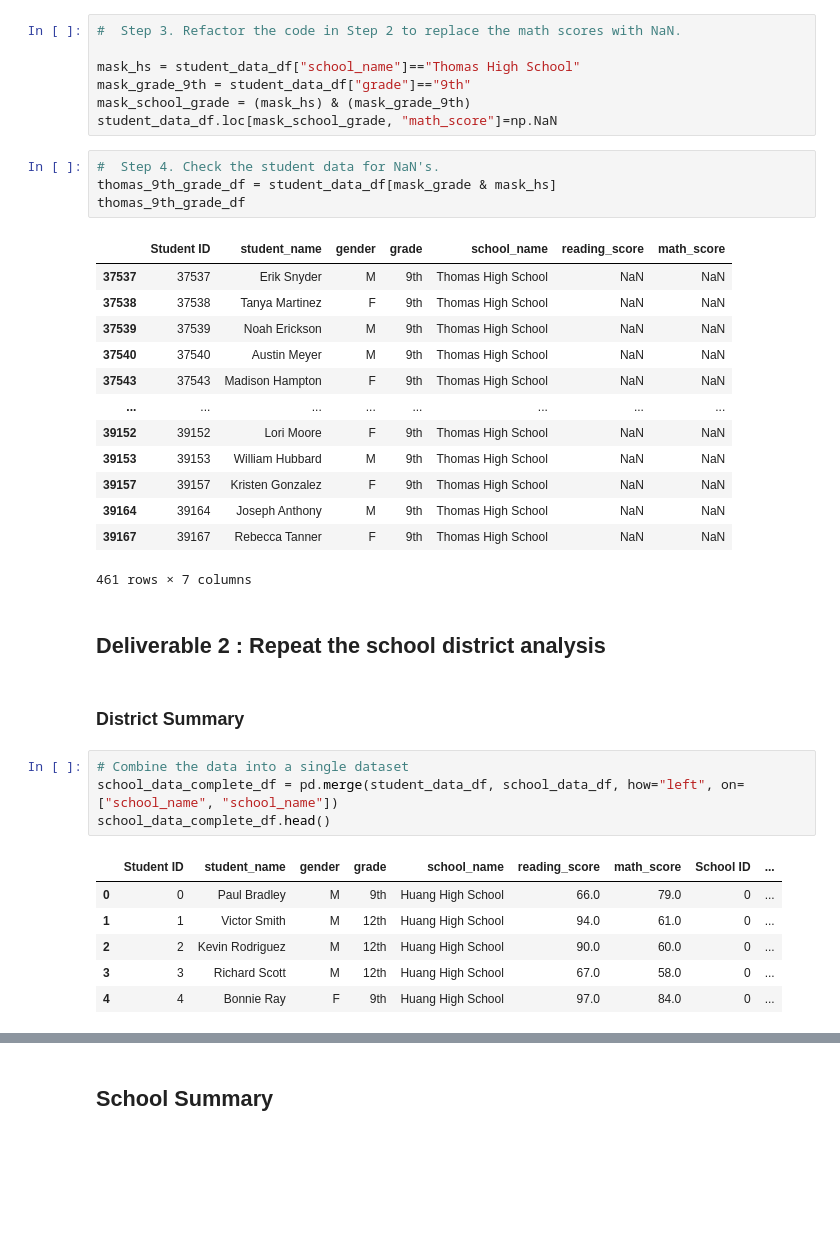
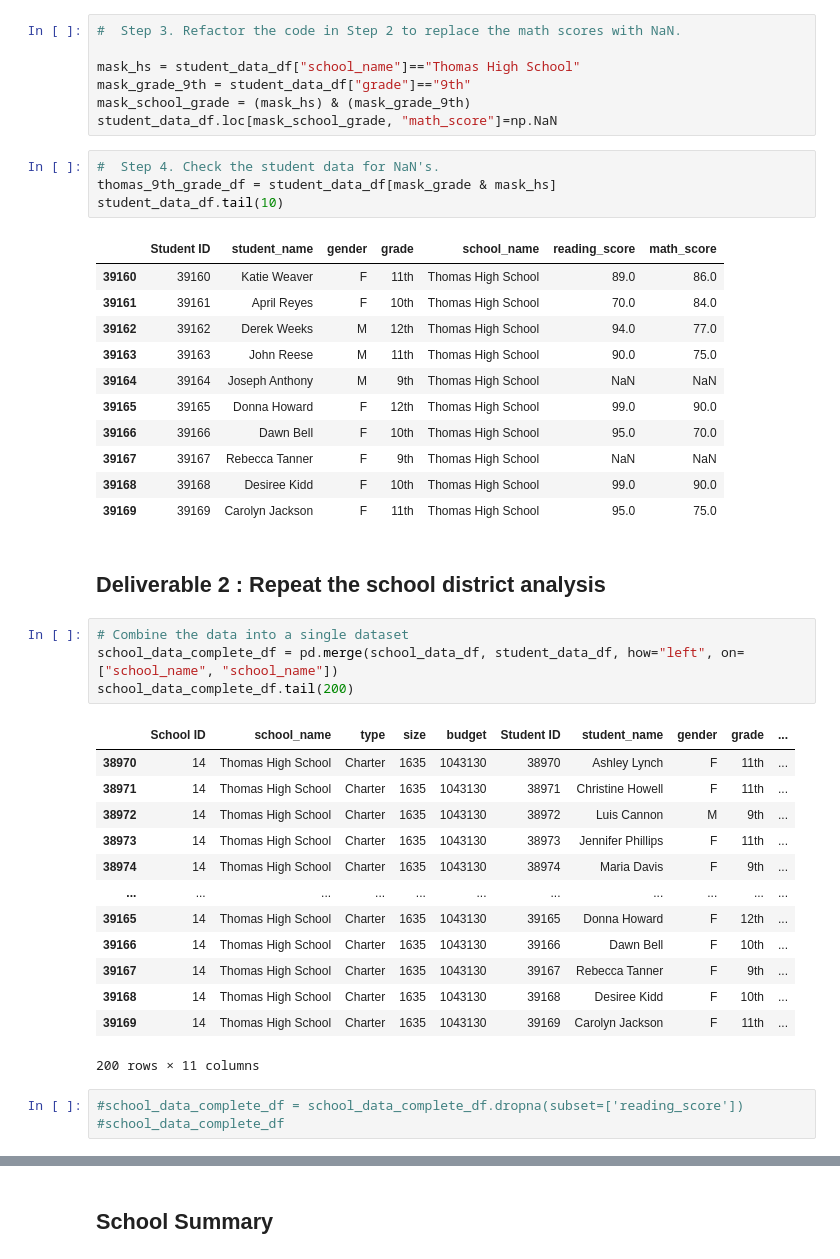
Before and after one commit to dprenevost/School_District_Analysis, a Jupyter notebook: PyCitySchools_Challenge_testing.ipynb, the cells around one changed output, grey strips where cells are left out. Drawn from its saved outputs; the diff is of its cells as text; blank space fills up the shorter version.

```diff
--- a/PyCitySchools_Challenge_testing.ipynb
+++ b/PyCitySchools_Challenge_testing.ipynb
@@ -59,36 +63,42 @@ student_data_df.loc[mask_school_grade, "math_score"]=np.NaN
 # %%
 #  Step 4. Check the student data for NaN's.
 thomas_9th_grade_df = student_data_df[mask_grade & mask_hs]
-thomas_9th_grade_df
+student_data_df.tail(10)
 # %% [output]
 |  | Student ID | student_name | gender | grade | school_name | reading_score | math_score |
-| 37537 | 37537 | Erik Snyder | M | 9th | Thomas High School | NaN | NaN |
-| 37538 | 37538 | Tanya Martinez | F | 9th | Thomas High School | NaN | NaN |
-| 37539 | 37539 | Noah Erickson | M | 9th | Thomas High School | NaN | NaN |
-| 37540 | 37540 | Austin Meyer | M | 9th | Thomas High School | NaN | NaN |
-| 37543 | 37543 | Madison Hampton | F | 9th | Thomas High School | NaN | NaN |
-| ... | ... | ... | ... | ... | ... | ... | ... |
-| 39152 | 39152 | Lori Moore | F | 9th | Thomas High School | NaN | NaN |
-| 39153 | 39153 | William Hubbard | M | 9th | Thomas High School | NaN | NaN |
-| 39157 | 39157 | Kristen Gonzalez | F | 9th | Thomas High School | NaN | NaN |
+| 39160 | 39160 | Katie Weaver | F | 11th | Thomas High School | 89.0 | 86.0 |
+| 39161 | 39161 | April Reyes | F | 10th | Thomas High School | 70.0 | 84.0 |
+| 39162 | 39162 | Derek Weeks | M | 12th | Thomas High School | 94.0 | 77.0 |
+| 39163 | 39163 | John Reese | M | 11th | Thomas High School | 90.0 | 75.0 |
 | 39164 | 39164 | Joseph Anthony | M | 9th | Thomas High School | NaN | NaN |
+| 39165 | 39165 | Donna Howard | F | 12th | Thomas High School | 99.0 | 90.0 |
+| 39166 | 39166 | Dawn Bell | F | 10th | Thomas High School | 95.0 | 70.0 |
 | 39167 | 39167 | Rebecca Tanner | F | 9th | Thomas High School | NaN | NaN |
+| 39168 | 39168 | Desiree Kidd | F | 10th | Thomas High School | 99.0 | 90.0 |
+| 39169 | 39169 | Carolyn Jackson | F | 11th | Thomas High School | 95.0 | 75.0 |
-461 rows × 7 columns
 # %% [markdown]
 ## Deliverable 2 : Repeat the school district analysis
-# %% [markdown]
-### District Summary
 # %%
 # Combine the data into a single dataset
-school_data_complete_df = pd.merge(student_data_df, school_data_df, how="left", on=["school_name", "school_name"])
-school_data_complete_df.head()
+school_data_complete_df = pd.merge(school_data_df, student_data_df, how="left", on=["school_name", "school_name"])
+school_data_complete_df.tail(200)
 # %% [output]
-|  | Student ID | student_name | gender | grade | school_name | reading_score | math_score | School ID | ... |
-| 0 | 0 | Paul Bradley | M | 9th | Huang High School | 66.0 | 79.0 | 0 | ... |
-| 1 | 1 | Victor Smith | M | 12th | Huang High School | 94.0 | 61.0 | 0 | ... |
-| 2 | 2 | Kevin Rodriguez | M | 12th | Huang High School | 90.0 | 60.0 | 0 | ... |
-| 3 | 3 | Richard Scott | M | 12th | Huang High School | 67.0 | 58.0 | 0 | ... |
-| 4 | 4 | Bonnie Ray | F | 9th | Huang High School | 97.0 | 84.0 | 0 | ... |
+|  | School ID | school_name | type | size | budget | Student ID | student_name | gender | grade | ... |
+| 38970 | 14 | Thomas High School | Charter | 1635 | 1043130 | 38970 | Ashley Lynch | F | 11th | ... |
+| 38971 | 14 | Thomas High School | Charter | 1635 | 1043130 | 38971 | Christine Howell | F | 11th | ... |
+| 38972 | 14 | Thomas High School | Charter | 1635 | 1043130 | 38972 | Luis Cannon | M | 9th | ... |
+| 38973 | 14 | Thomas High School | Charter | 1635 | 1043130 | 38973 | Jennifer Phillips | F | 11th | ... |
+| 38974 | 14 | Thomas High School | Charter | 1635 | 1043130 | 38974 | Maria Davis | F | 9th | ... |
+| ... | ... | ... | ... | ... | ... | ... | ... | ... | ... | ... |
+| 39165 | 14 | Thomas High School | Charter | 1635 | 1043130 | 39165 | Donna Howard | F | 12th | ... |
+| 39166 | 14 | Thomas High School | Charter | 1635 | 1043130 | 39166 | Dawn Bell | F | 10th | ... |
+| 39167 | 14 | Thomas High School | Charter | 1635 | 1043130 | 39167 | Rebecca Tanner | F | 9th | ... |
+| 39168 | 14 | Thomas High School | Charter | 1635 | 1043130 | 39168 | Desiree Kidd | F | 10th | ... |
+| 39169 | 14 | Thomas High School | Charter | 1635 | 1043130 | 39169 | Carolyn Jackson | F | 11th | ... |
+200 rows × 11 columns
+# %%
+#school_data_complete_df = school_data_complete_df.dropna(subset=['reading_score'])
+#school_data_complete_df
 # %%
 # Calculate the Totals (Schools and Students)
 school_count = len(school_data_complete_df["school_name"].unique())
```
Also changed, not shown: parts of 25 cells of this notebook.
